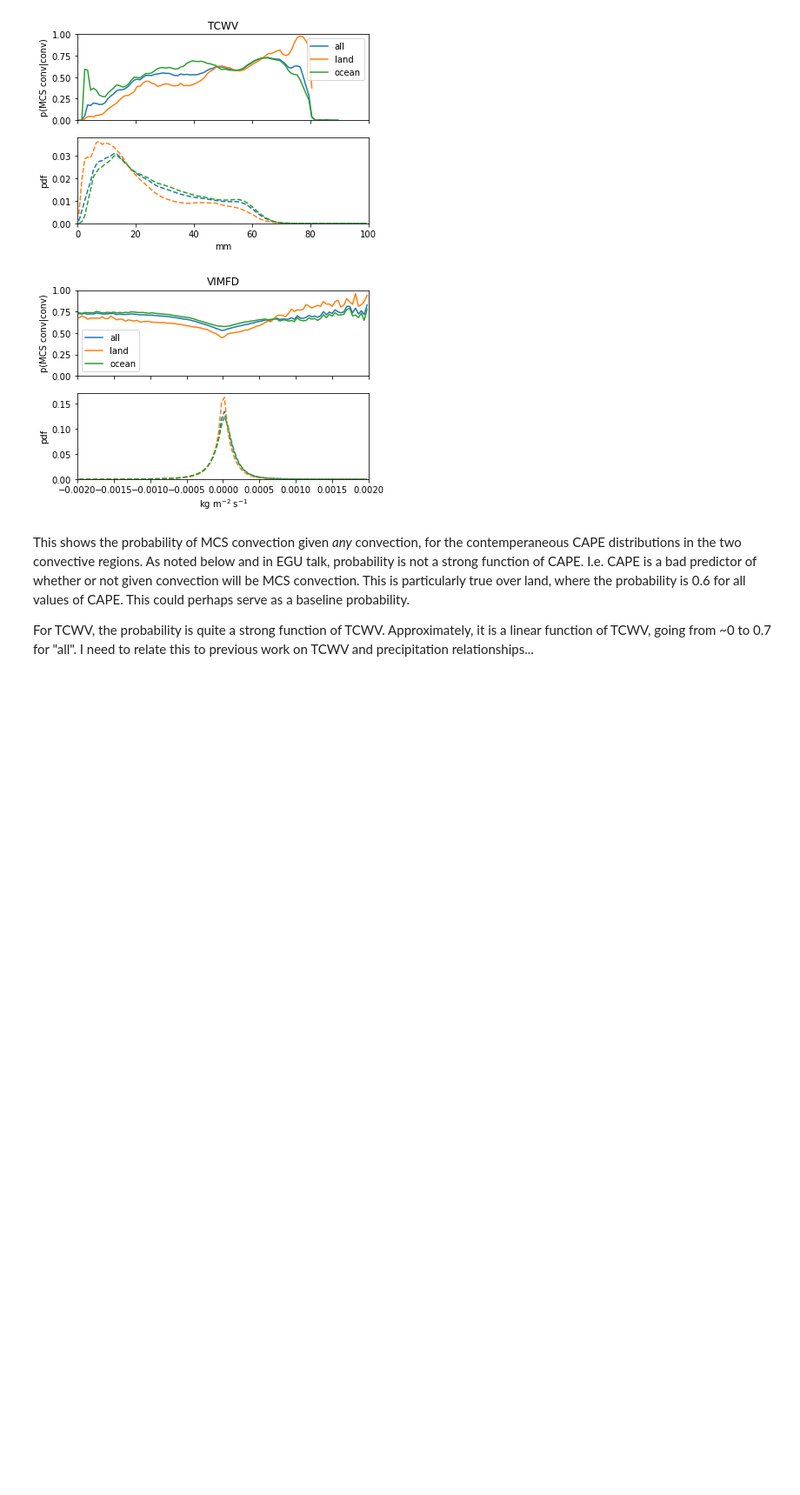
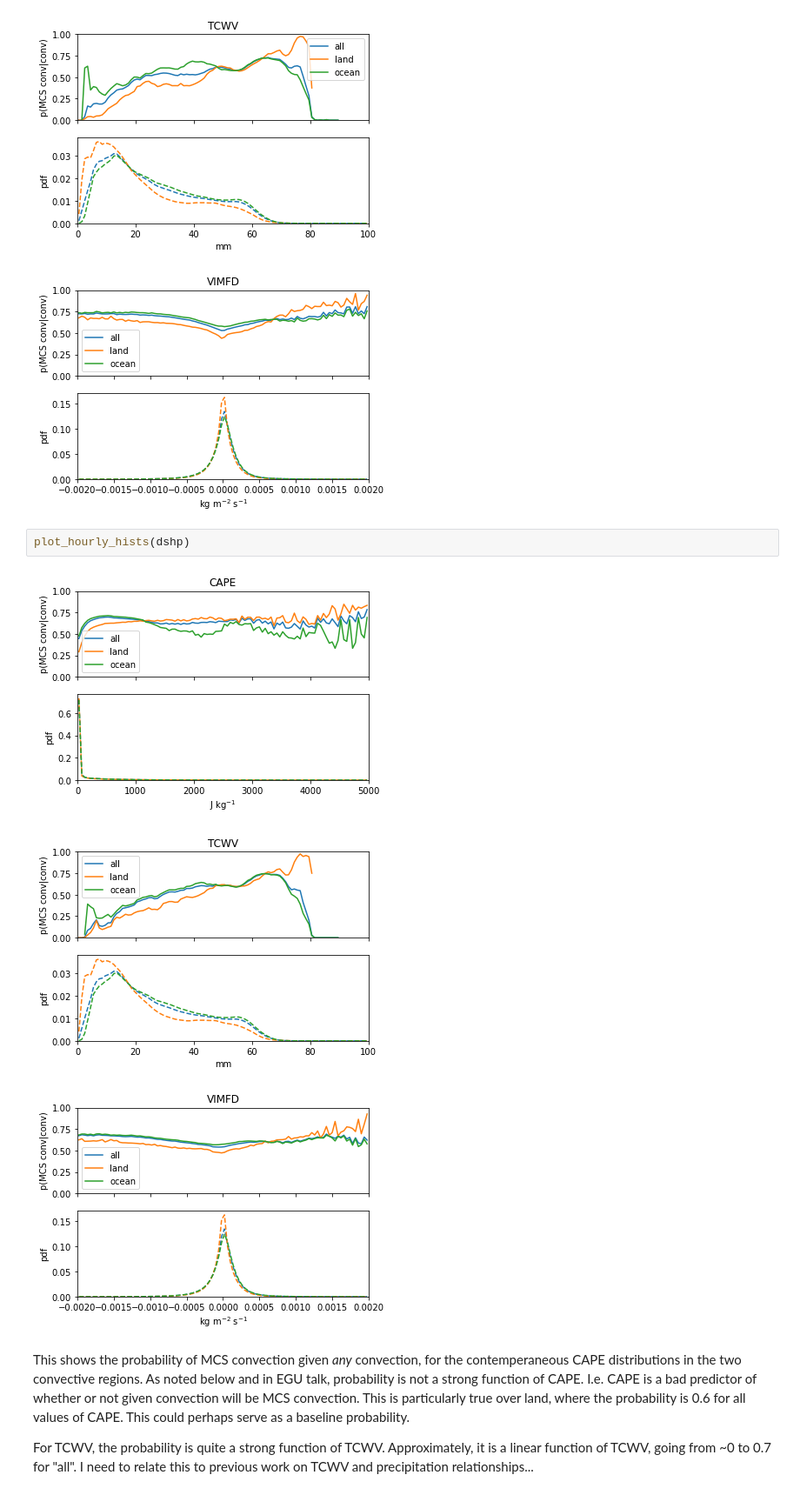
Before and after one commit to markmuetz/mcs_prime, a Jupyter notebook: ctrl/notebooks/dev/conditional_dist.ipynb, the cells around one changed output. Shown at 87% size. Saved outputs shown, nothing was run; the diff lists cells and outputs as text; blank space fills up the shorter version.

```diff
--- a/ctrl/notebooks/dev/conditional_dist.ipynb
+++ b/ctrl/notebooks/dev/conditional_dist.ipynb
@@ -133,6 +134,12 @@ plot_hourly_hists(dsh)
 [figure]
 [figure]
 [figure]
+# %%
+plot_hourly_hists(dshp)
+# %% [output]
+[figure, added]
+[figure, added]
+[figure, added]
 # %% [markdown]
 This shows the probability of MCS convection given *any* convection, for the contemperaneous CAPE distributions in the two convective regions. As noted below and in EGU talk, probability is not a strong function of CAPE. I.e. CAPE is a bad predictor of whether or not given convection will be MCS convection. This is particularly true over land, where the probability is 0.6 for all values of CAPE. This could perhaps serve as a baseline probability.
 
```
Also changed, not shown: parts of 9 cells of this notebook, 3 other files.
